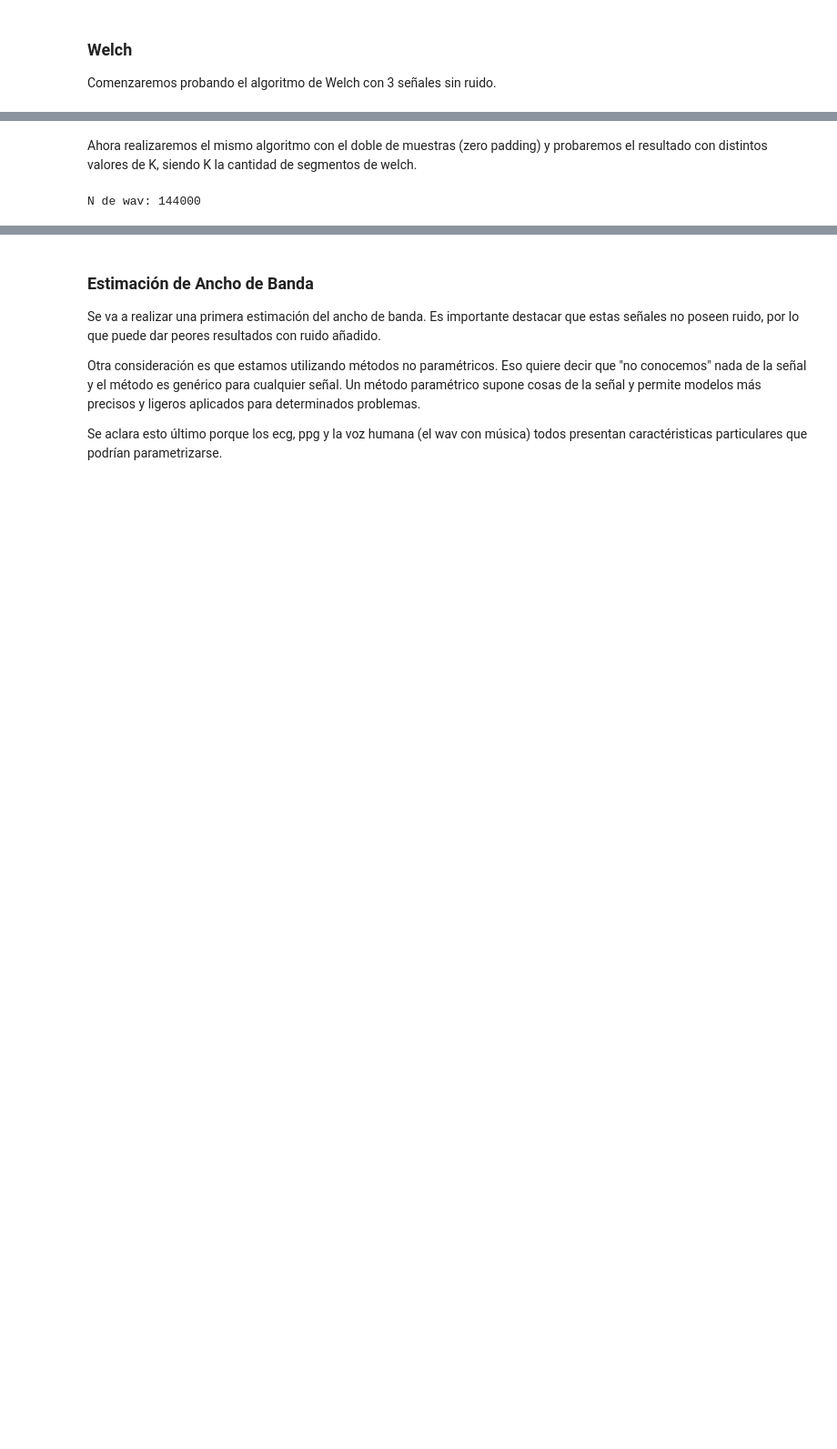
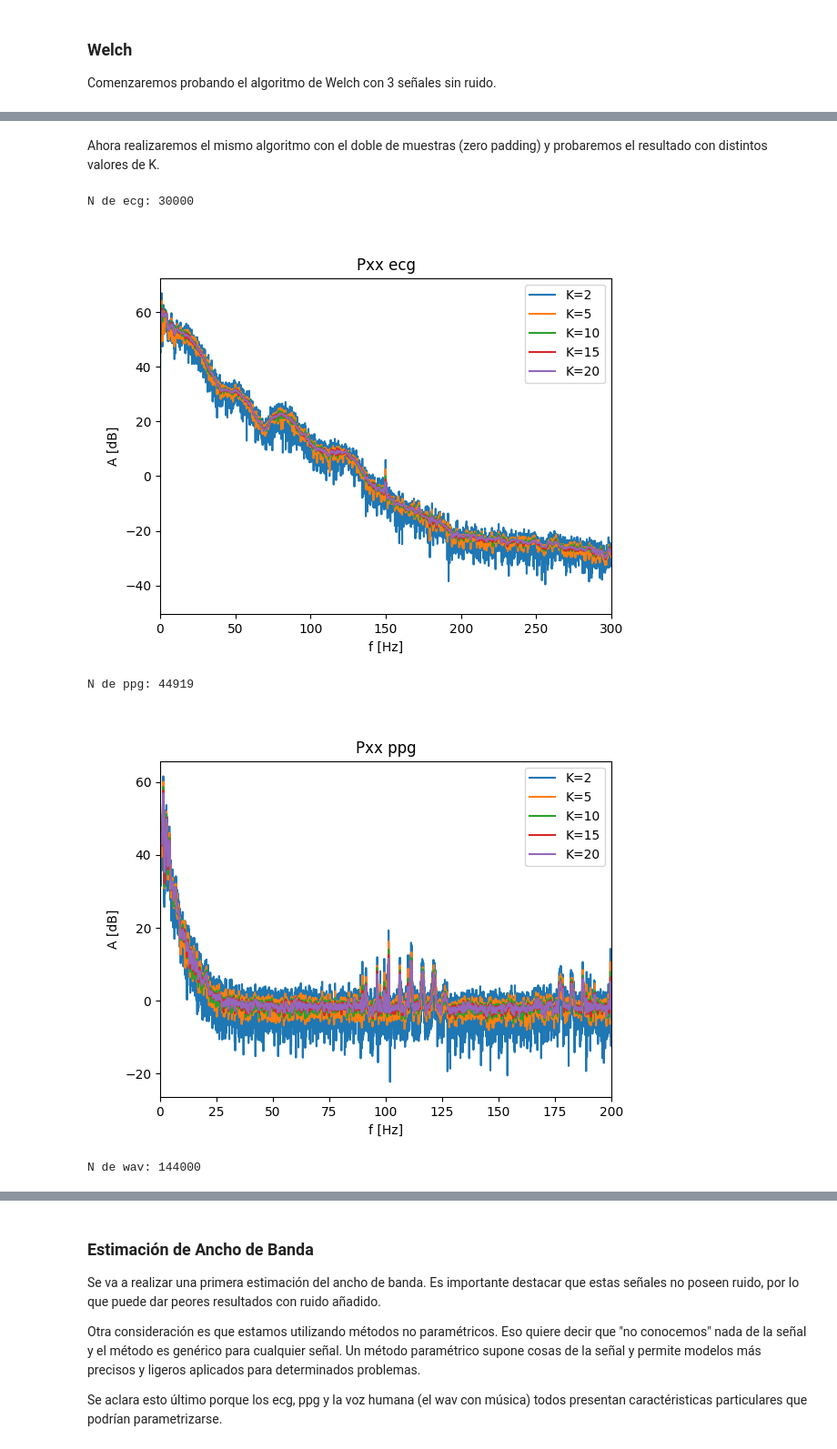
Before and after one commit to agustin-d-martinez/Procesamiento-Digital-de-Se-ales---2026, a Jupyter notebook: TS6/TS6.ipynb, the cells around one changed output, grey strips where cells are left out. Shown at 91% size. Saved outputs shown, nothing was run; the diff lists cells and outputs as text; code cells hidden in the pictures; blank space fills up the shorter version.

```diff
--- a/TS6/TS6.ipynb
+++ b/TS6/TS6.ipynb
@@ -204,20 +255,27 @@ plt.show()
 # %% [markdown]
-Ahora realizaremos el mismo algoritmo con el doble de muestras (zero padding) y probaremos el resultado con distintos valores de K, siendo K la cantidad de segmentos de welch.
+Ahora realizaremos el mismo algoritmo con el doble de muestras (zero padding) y probaremos el resultado con distintos valores de K.
 # %%
 K = [2, 5, 10, 15, 20]
 # %%
-N = len(wav_data)
-print(f"N de wav: {N}")
+xlim = { "ecg":300, "ppg":200, "wav":10e3 }
 
-plt.figure("Pxx Wav")
-for k in K:
-    f_wav, Pxx_wav = sig.welch(wav_data, fs=fs_audio, nperseg=N/k, nfft= 2*N)
-    plt.plot(f_wav, 20*np.log(np.abs(Pxx_wav)), label=f"K={k}")
-plt.legend()
-plt.xlim(0, 4000)
-plt.xlabel("f [Hz]")
-plt.ylabel("A [dB]")
+for name, signal in signals.items():
+    N = len(signal["data"])
+    print(f"N de {name}: {N}")
 
-plt.show()
+    plt.figure()
+    plt.title(f"Pxx {name}")
+    for k in K:
+        f_, Pxx_ = sig.welch(signal["data"], fs=signal["fs"], nperseg=N/k, nfft= 2*N)
+        plt.plot(f_, 10*np.log10(np.abs(Pxx_)), label=f"K={k}")
+    plt.legend()
+    plt.xlim(0, xlim[name])
+    plt.xlabel("f [Hz]")
+    plt.ylabel("A [dB]")
+    plt.show()
 # %% [output]
-N de wav: 144000
+N de ecg: 30000
+[figure, added]
+N de ppg: 44919
+[figure, added]
+N de wav: 144000
```
Also changed, not shown: parts of 38 cells of this notebook, 2 other files.
